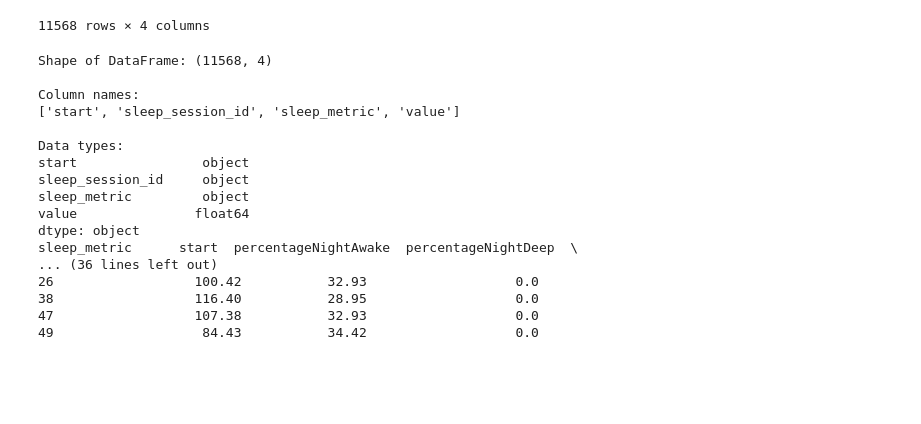
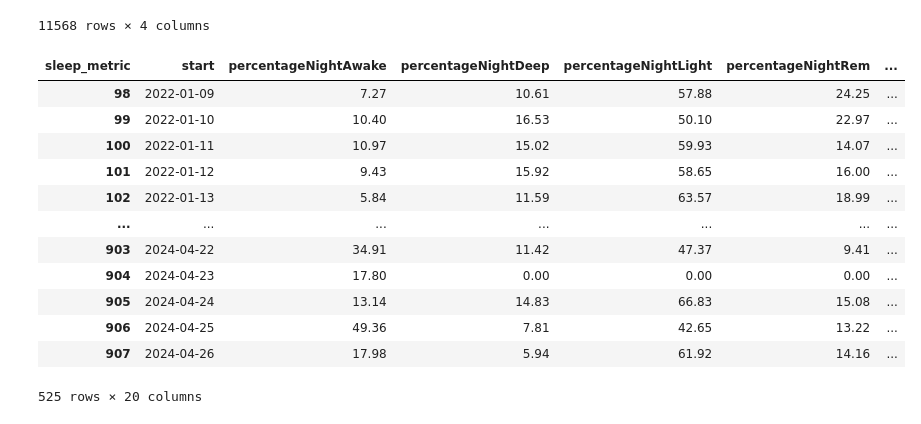
Before and after one commit to elkinal/health, a Jupyter notebook: data/parsing.ipynb, the cells around one changed output. Saved outputs shown, nothing was run; the diff lists cells and outputs as text; code cells hidden in the pictures; blank space fills up the shorter version.

```diff
--- a/data/parsing.ipynb
+++ b/data/parsing.ipynb
@@ -336,67 +336,44 @@ def removeOutliers(dataframe, column):
         std_sleep_latency = dataframe[column].std()
 
         # Define the upper and lower bounds for outliers
         upper_bound = mean_sleep_latency + 1.5 * std_sleep_latency
         lower_bound = mean_sleep_latency - 1.5 * std_sleep_latency
 
         # Filter the DataFrame to remove outliers
         filtered_df = dataframe[(dataframe[column] <= upper_bound) & (dataframe[column] >= lower_bound)]
         filtered_df.loc[:, 'start'] = pd.to_datetime(filtered_df['start'])
         return filtered_df
 
 # Merging and cleaning
 merged = pd.merge(raw, metrics, on='sleep_session_id', how='inner')
 merged = merged.drop(['id', 'timezone', 'log_method', 'user_id', 'end', 'stage'], axis=1)
 merged['start'] = pd.to_datetime(merged['start'])
 merged['start'] = merged['start'].dt.date
 merged = merged.dropna().drop_duplicates()
 
 merged['start'] = pd.to_datetime(merged['start'])
 merged['start'] = merged['start'].dt.date
 merged = merged.dropna().drop_duplicates()
 
-print("Shape of DataFrame:", merged.shape)
-print("\nColumn names:")
-print(merged.columns.tolist())
-print("\nData types:")
-print(merged.dtypes)
-
 # Pivoting to relevant columns
 df = merged.pivot_table(index='start', columns='sleep_metric', values='value', aggfunc='sum').reset_index().dropna()
 df['start'] = pd.to_datetime(df['start'])
 
-# Cut off dates after 2023 because of gap in data
-df = df[df['start'] < '2022-11-01']
-
 # Removing outliers from all columns
-columns = df.columns.tolist()[1:]
-
-for c in columns:
-    df = removeOutliers(df, c)
-
-# Grouping by day
-daily_avg = df.groupby(pd.Grouper(key='start', freq='D')) \
-    .mean() \
-    .reset_index()
-daily_avg = daily_avg.dropna()
 
 # Storing dataframe in DynamoDB
-print(daily_avg.head())
+df
 # %% [output]
+| sleep_metric | start | percentageNightAwake | percentageNightDeep | percentageNightLight | percentageNightRem | ... |
+| 98 | 2022-01-09 | 7.27 | 10.61 | 57.88 | 24.25 | ... |
+| 99 | 2022-01-10 | 10.40 | 16.53 | 50.10 | 22.97 | ... |
+| 100 | 2022-01-11 | 10.97 | 15.02 | 59.93 | 14.07 | ... |
+| 101 | 2022-01-12 | 9.43 | 15.92 | 58.65 | 16.00 | ... |
+| 102 | 2022-01-13 | 5.84 | 11.59 | 63.57 | 18.99 | ... |
+| ... | ... | ... | ... | ... | ... | ... |
+| 903 | 2024-04-22 | 34.91 | 11.42 | 47.37 | 9.41 | ... |
+| 904 | 2024-04-23 | 17.80 | 0.00 | 0.00 | 0.00 | ... |
+| 905 | 2024-04-24 | 13.14 | 14.83 | 66.83 | 15.08 | ... |
+| 906 | 2024-04-25 | 49.36 | 7.81 | 42.65 | 13.22 | ... |
+| 907 | 2024-04-26 | 17.98 | 5.94 | 61.92 | 14.16 | ... |
-Shape of DataFrame: (11568, 4)
-
-Column names:
-['start', 'sleep_session_id', 'sleep_metric', 'value']
-
-Data types:
-start                object
-sleep_session_id     object
-sleep_metric         object
-value               float64
-dtype: object
-sleep_metric      start  percentageNightAwake  percentageNightDeep  \
-... (36 lines left out)
-26                  100.42           32.93                   0.0
-38                  116.40           28.95                   0.0
-47                  107.38           32.93                   0.0
-49                   84.43           34.42                   0.0
+525 rows × 20 columns
```
Also changed, not shown: 2 other files.
